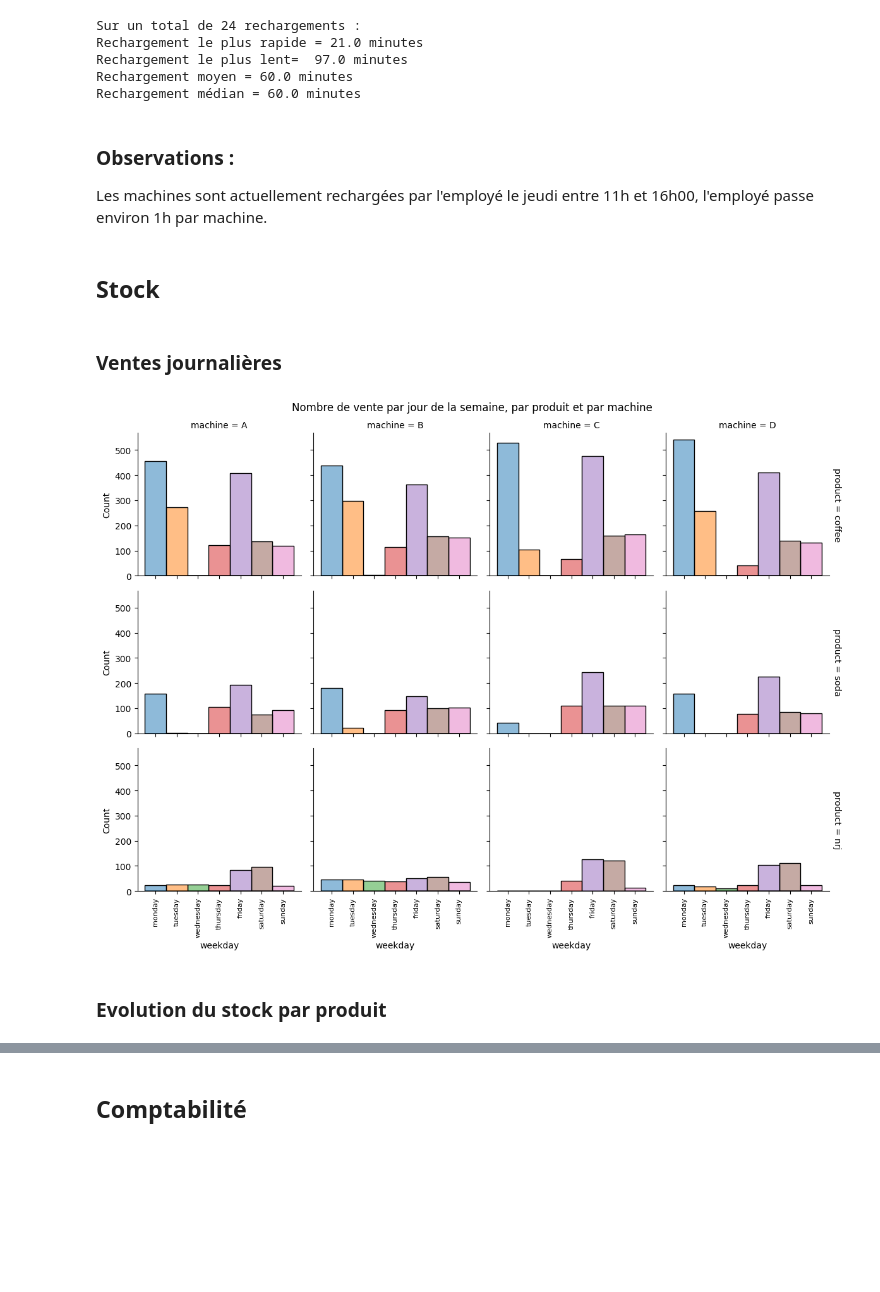
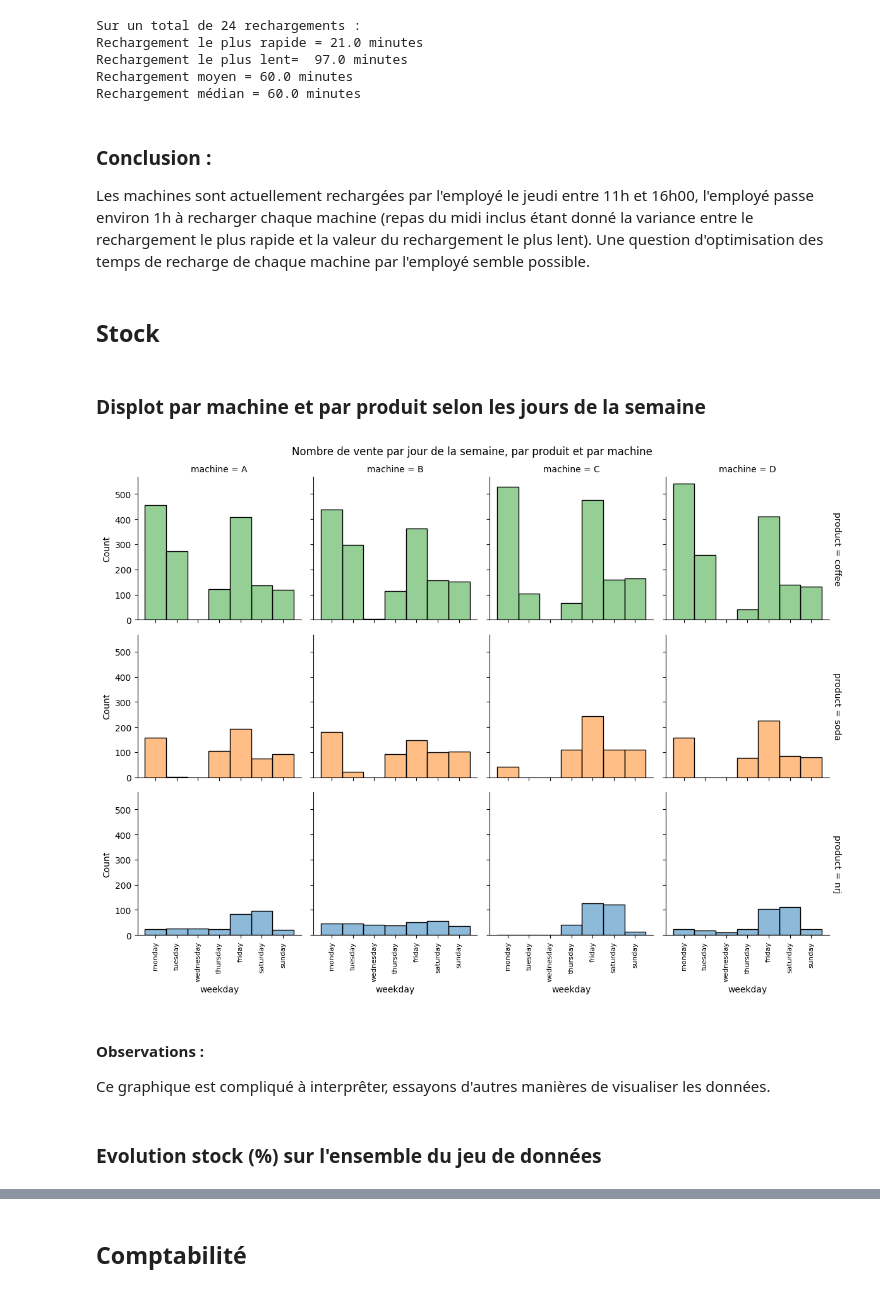
Before and after one commit to manonbay/beverage_dispenser, a Jupyter notebook: W18.Distributeur_boissons_3.ipynb, the cells around one changed output, grey strips where cells are left out. Cells and saved outputs as stored; diff of their text form; code cells hidden in the pictures; blank space fills up the shorter version.

```diff
--- a/W18.Distributeur_boissons_3.ipynb
+++ b/W18.Distributeur_boissons_3.ipynb
@@ -289,12 +307,14 @@ Rechargement le plus lent=  97.0 minutes
 Rechargement moyen = 60.0 minutes
 Rechargement médian = 60.0 minutes
 # %% [markdown]
-### Observations :
-Les machines sont actuellement rechargées par l'employé le jeudi entre 11h et 16h00, l'employé passe environ 1h par machine.
+### Conclusion :
+Les machines sont actuellement rechargées par l'employé le jeudi entre 11h et 16h00, l'employé passe environ 1h à recharger chaque machine (repas du midi inclus étant donné la variance entre
+le rechargement le plus rapide et la valeur du rechargement le plus lent).
+Une question d'optimisation des temps de recharge de chaque machine par l'employé semble possible.
 # %%
 del temps_de_recharge
 # %% [markdown]
 ## Stock
 # %% [markdown]
-### Ventes journalières
+### Displot par machine et par produit selon les jours de la semaine
 # %%
@@ -304,23 +322,26 @@ del temps_de_recharge
 # %%
 fig, ax = plt.figsize=(10,10)
 ax = sns.displot(data=df.iloc[1217:,],
             x="weekday",
             col="machine",
             row="product",
             height=3,
             facet_kws=dict(margin_titles=True),
             col_order=["A", "B", "C", "D"],
             row_order=["coffee", "soda", "nrj"],
-            hue="weekday",
+            hue="product",
             legend=False)
 ax.tick_params(axis='x', rotation=90, labelsize=8)
 plt.suptitle("Nombre de vente par jour de la semaine, par produit et par machine")
 plt.tight_layout()
 plt.show()
 # %% [output]
-[figure, old version]
+[figure, new version]
+# %% [markdown]
+#### Observations :
+Ce graphique est compliqué à interprêter, essayons d'autres manières de visualiser les données.
 # %% [markdown]
-### Evolution du stock par produit
+### Evolution stock (%) sur l'ensemble du jeu de données
 # %%
 df[["stock_coffee_A","stock_coffee_B","stock_coffee_C","stock_coffee_D"]]= 0, 0, 0, 0
 df[["stock_soda_A","stock_soda_B","stock_soda_C","stock_soda_D"]]= 0, 0, 0, 0
```
Also changed, not shown: parts of 35 cells of this notebook.
